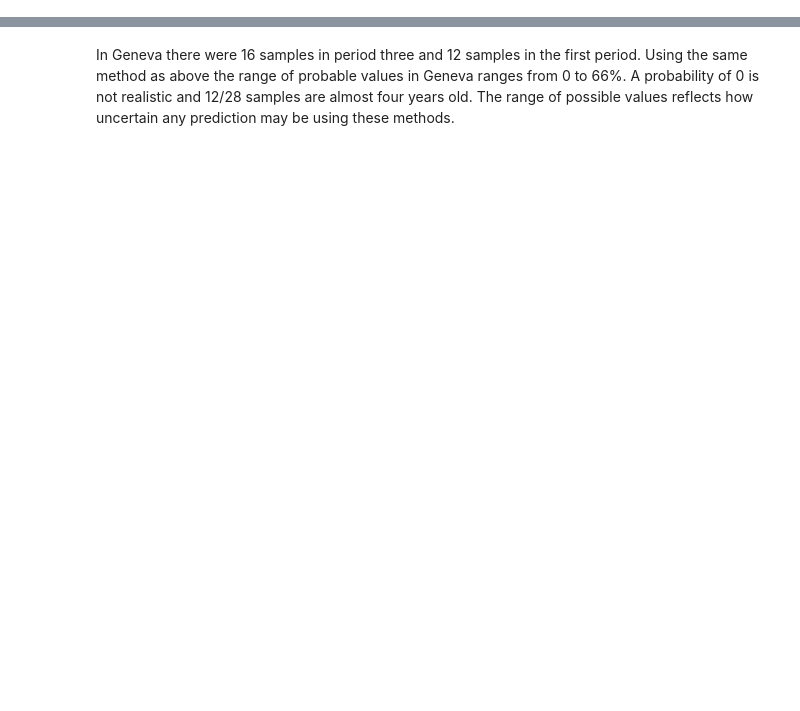
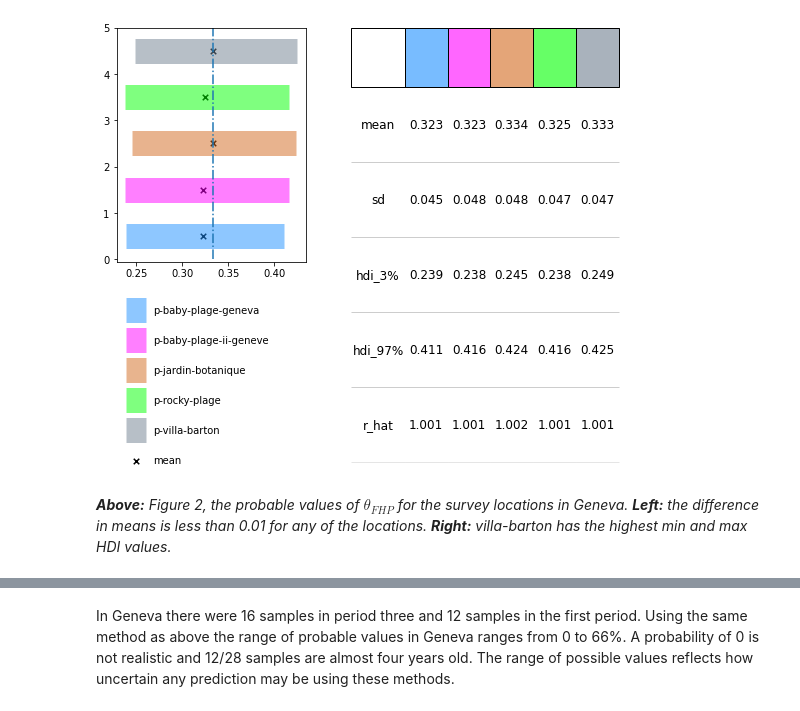
Before and after one commit to hammerdirt-analyst/finding-one-object, a Jupyter notebook: end_period_plastic.ipynb, the cells around one changed output, grey strips where cells are left out. Drawn from its saved outputs; the diff is of its cells as text; code cells hidden in the pictures; blank space fills up the shorter version.

```diff
--- a/end_period_plastic.ipynb
+++ b/end_period_plastic.ipynb
@@ -240,0 +649,60 @@ summary_geneva
+# %%
+from matplotlib.gridspec import GridSpec
+
+# table of summary values
+tables = []
+for a_model in results:
+    data = az.summary(results[a_model]["model"], fmt="long")
+    tables.append(data)
+
+table_data = pd.concat(tables, axis=1)
+table_data.drop(["ess_bulk", "ess_tail", "mcse_mean", "mcse_sd"], inplace=True)
+table_data.reset_index(inplace=True)
+
+# the HDI per location
+hdis = table_data.columns[1:]
+hdi = table_data.loc[[0,2,3],:][hdis]
+hdi.loc[:, hdis[0]].values
+
+# palette
+colorsx = ["dodgerblue","magenta", "chocolate", "lime", "slategrey"]
+
+fig = plt.figure(figsize=(9,8))
+
+gs=GridSpec(11, 13, figure=fig)
+
+axone = fig.add_subplot(gs[0:6,0:5])
+axtwo = fig.add_subplot(gs[0:, 6:])
+
+maxBeach = hdis[-1]
+
+for i,beach in enumerate(hdis):
+    data = hdi.loc[:, hdis[i]].values
+    axone.hlines(y=i+.5, xmin=data[1], xmax=data[2], color=colorsx[i], linewidth=25,label=beach, alpha=.5)
+    axone.scatter(y=i+.5, x=data[0], c="black", marker="x", s=30, label="mean")
+    if beach == maxBeach:
+        axone.vlines(x=data[0], ymin=0, ymax=len(hdis), linestyle="-.")
+
+axone.set_ylim(-.05, len(hdis))
+handles, labels = axone.get_legend_handles_labels()
+
+# remove the repetive labels
+nh = handles[::2]
+nl = labels[::2]
+
+# put one back in
+nl.append(labels[-1])
+nh.append(handles[-1])
+
+axone.legend(nh, nl, bbox_to_anchor=[0,-.15], loc="upper left", labelspacing=2, borderpad=.4, frameon=False)
+
+table_two = a_simple_formatted_table(axtwo,table_data.values,colLabels=table_data.columns, coded_labels=True, codes=["white",*colorsx], colWidths=[.2, *[.16]*5], bbox=[0,0,1,1])
+axtwo = remove_spines(axtwo)
+axtwo = remove_ticks(axtwo)
+
+
+plt.show()
+# %% [output]
+[figure, added]
+# %% [markdown]
+*__Above:__ Figure 2, the probable values of $\theta_{FHP}$ for the survey locations in Geneva. __Left:__ the difference in means is less than 0.01 for any of the locations. __Right:__ villa-barton has the highest min and max HDI values.*
```
Also changed, not shown: parts of 145 cells of this notebook, 2 other files.
